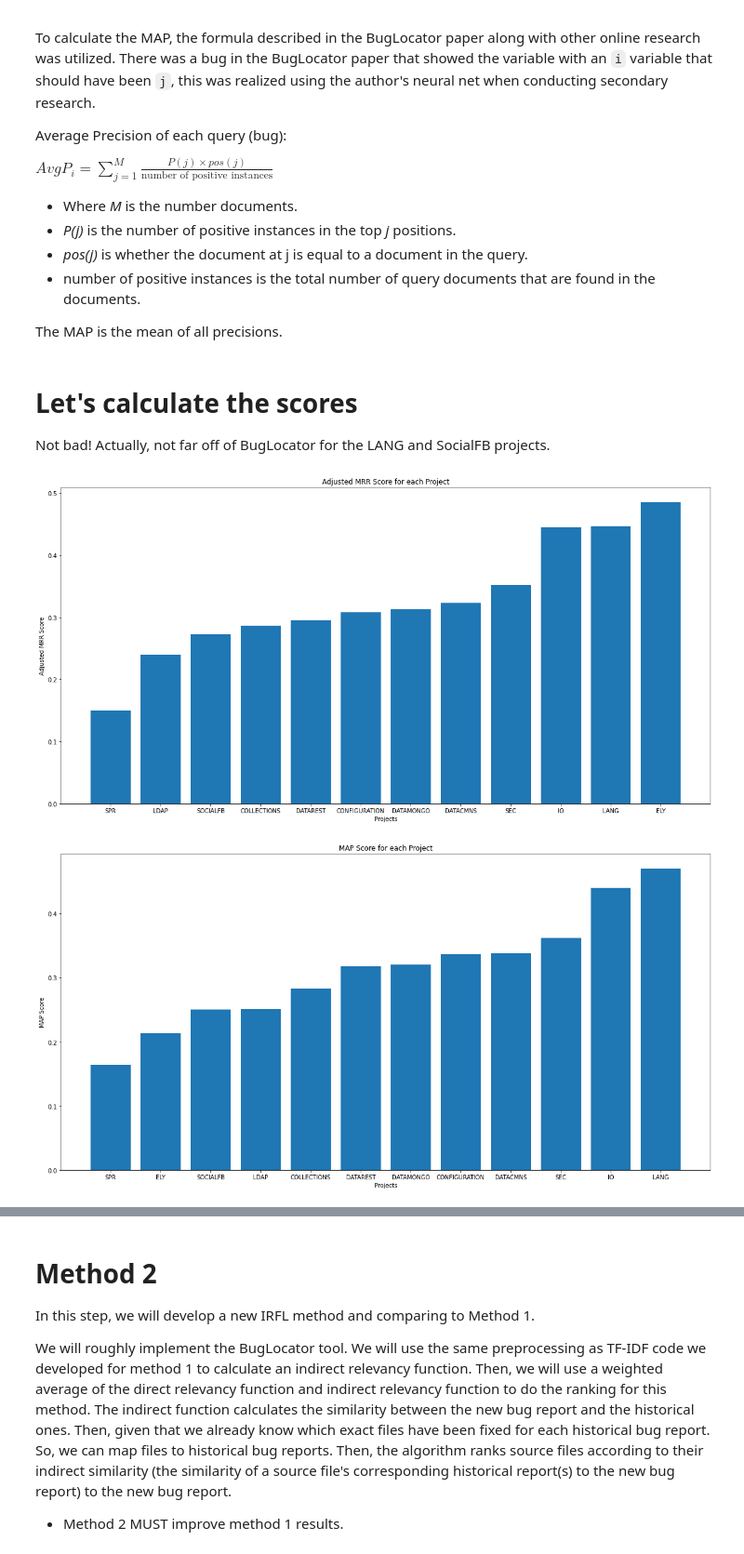
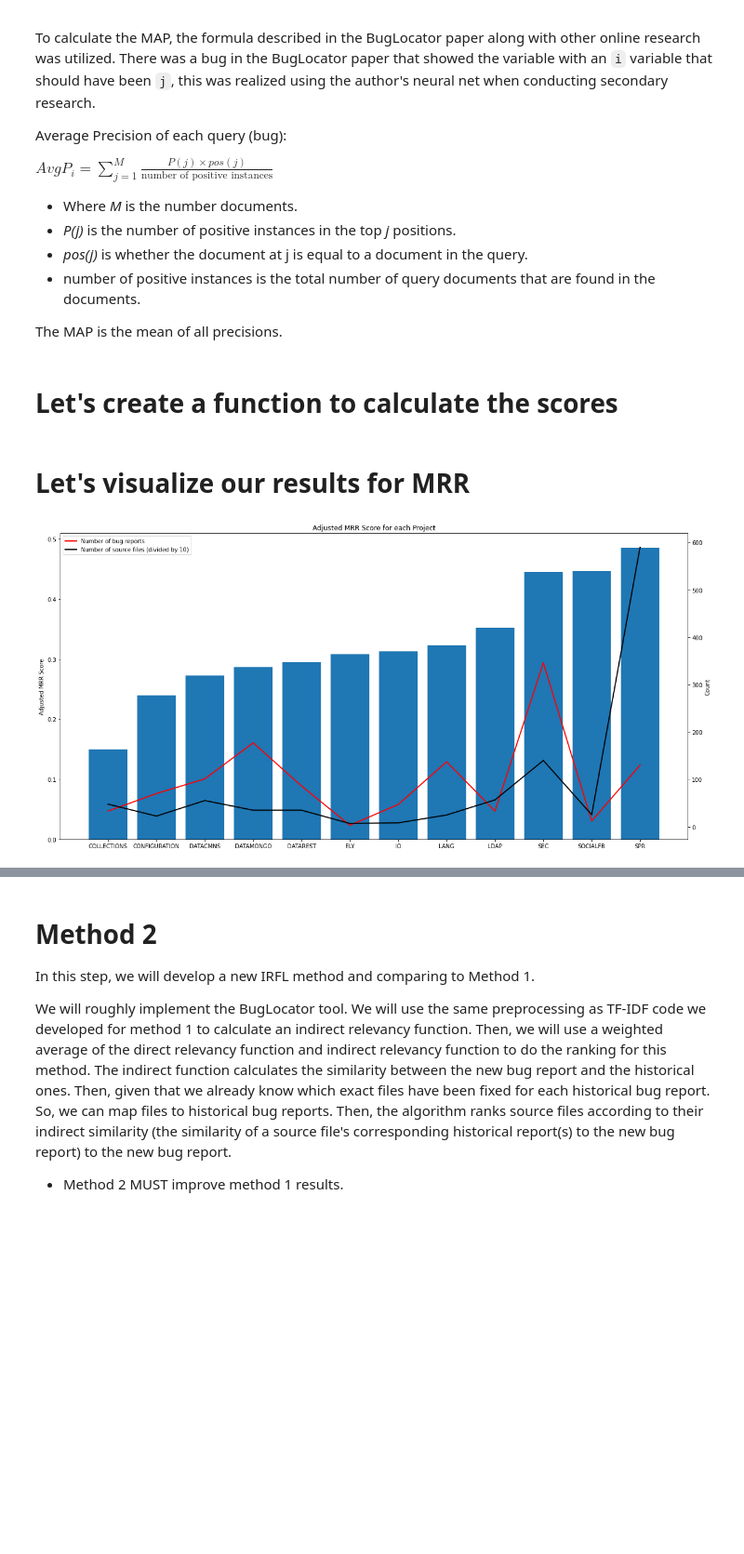
Before and after one commit to Tijunel/ENSF544-FINAL, a Jupyter notebook: Preprocessing.ipynb, the cells around one changed output, grey strips where cells are left out. Shown at 93% size. Cells and saved outputs as stored; diff of their text form; code cells hidden in the pictures; blank space fills up the shorter version.

```diff
--- a/Preprocessing.ipynb
+++ b/Preprocessing.ipynb
@@ -599,10 +599,8 @@ def calculate_average_precision(bug_report, score_label):
     precision.append((p_j * pos_j) / len(fixed_files))
 
   return sum(precision)
-# %% [markdown]
-# Let's calculate the scores
-
-Not bad! Actually, not far off of BugLocator for the LANG and SocialFB projects.
+# %% [markdown]
+# Let's create a function to calculate the scores
 # %%
 def calculate_scores(bug_reports, metric_function, column_name, score_label):
   # Calculate the average precision for each bug report
@@ -621,26 +619,30 @@ def calculate_scores(bug_reports, metric_function, column_name, score_label):
     project_scores[project_bug_report['project'][0]] = score
 
   return project_scores
-
-# Calculate and plot the MRR
-project_scores = calculate_scores(bug_reports, calculate_adjusted_MRR, 'adjusted_MRR', 'similarities')
-project_scores = dict(sorted(project_scores.items(), key=lambda item: item[1]))
-plt.figure(figsize=(20, 10))
-plt.bar(range(len(project_scores)), list(project_scores.values()), tick_label=list(project_scores.keys()))
-plt.xlabel('Projects')
-plt.ylabel('Adjusted MRR Score')
-plt.title('Adjusted MRR Score for each Project')
-plt.show()
-
-# Calculate and plot the MAP
-project_scores = calculate_scores(bug_reports, calculate_average_precision, 'average_precision', 'similarities')
-project_scores = dict(sorted(project_scores.items(), key=lambda item: item[1]))
-plt.figure(figsize=(20, 10))
-plt.bar(range(len(project_scores)), list(project_scores.values()), tick_label=list(project_scores.keys()))
-plt.xlabel('Projects')
-plt.ylabel('MAP Score')
-plt.title('MAP Score for each Project')
-plt.show()
-# %% [output]
-[figure, removed]
-[figure, removed]
+# %% [markdown]
+# Let's visualize our results for MRR
+# %%
+# Get the bug and source file counts
+bug_report_counts = [(project, len(group)) for project, group in bug_reports.groupby('project')]
+source_file_counts = [(project, len(group) / 10) for project, group in source_files.groupby('project')]
+
+# Calculate and plot the MRR
+project_scores = calculate_scores(bug_reports, calculate_adjusted_MRR, 'adjusted_MRR', 'similarities')
+project_scores = dict(sorted(project_scores.items(), key=lambda item: item[1]))
+
+# Plot the bars
+fig, ax1 = plt.subplots()
+fig.set_size_inches(20, 10)
+ax1.set_ylabel('Adjusted MRR Score')
+ax1.bar(range(len(project_scores)), list(project_scores.values()), tick_label=list(project_scores.keys()))
+
+ax2 = ax1.twinx()
+ax2.set_ylabel('Count')
+ax2.plot([p[0] for p in bug_report_counts], [p[1] for p in bug_report_counts], label = "Number of bug reports", color="red", linewidth = 2)
+ax2.plot([p[0] for p in source_file_counts], [p[1] for p in source_file_counts], label = "Number of source files (divided by 10)", color="black", linewidth = 2)
+
+plt.title('Adjusted MRR Score for each Project')
+plt.legend()
+plt.show()
+# %% [output]
+[figure, added]
```
Also changed, not shown: parts of 14 cells of this notebook.
